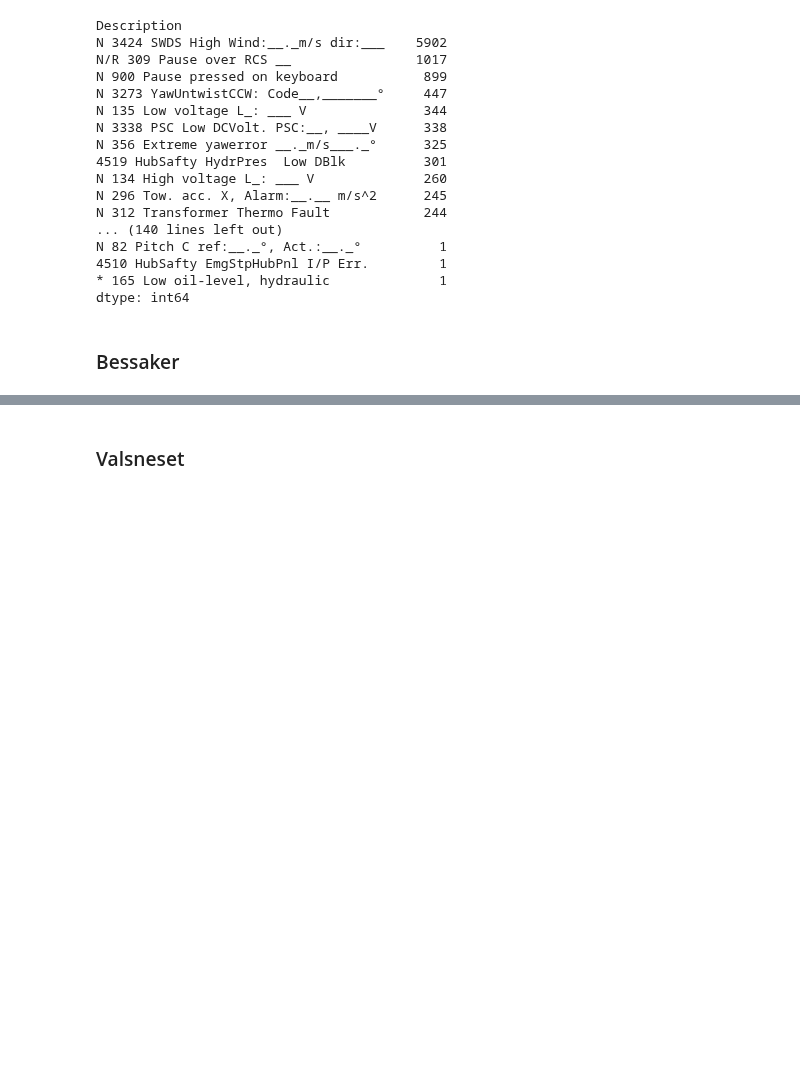
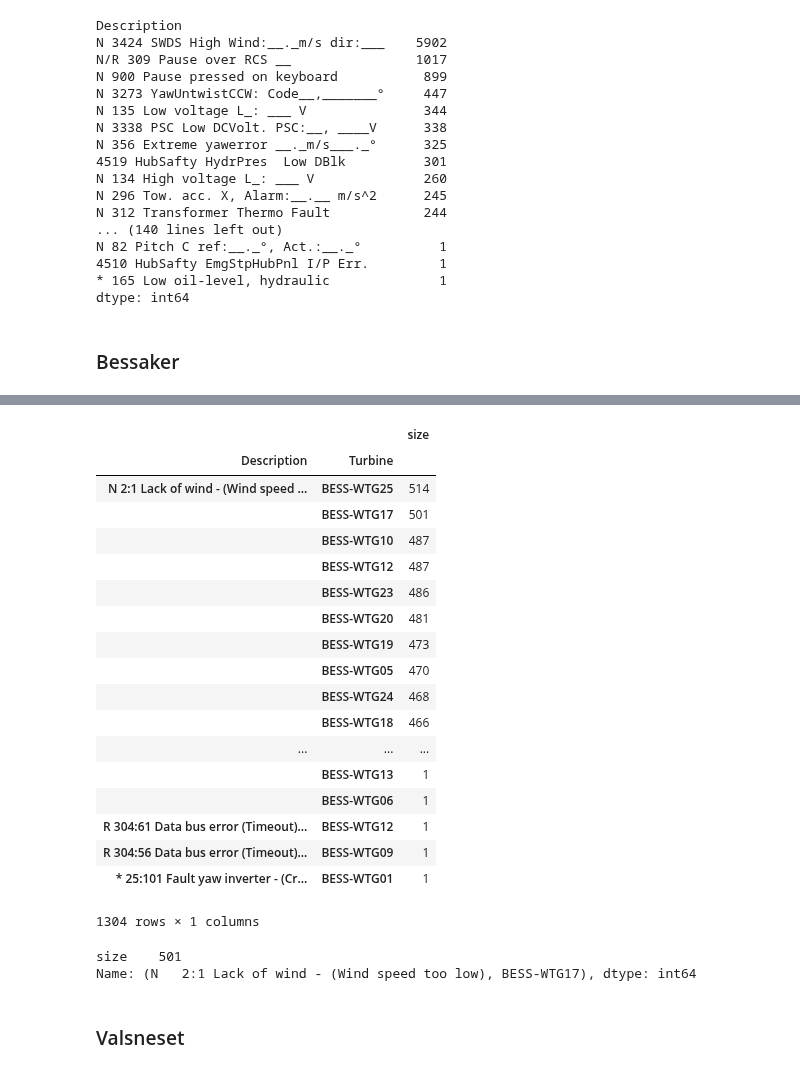
Before and after one commit to StianIsmar/project-thesis, a Jupyter notebook: TE/Parcing Alarm.ipynb, the cells around one changed output, grey strips where cells are left out. Cells and saved outputs as stored; diff of their text form; code cells hidden in the pictures; blank space fills up the shorter version.

```diff
--- a/TE/Parcing Alarm.ipynb
+++ b/TE/Parcing Alarm.ipynb
@@ -72,0 +195,35 @@ dtype: int64
+# %%
+# Seeing which turbine has the most faults:
+
+df = pd.read_excel('./DataFromBazefield/AlarmlogBessaker.xlsx')
+grpd = df.groupby(['Description','Turbine']).size().sort_values(ascending=False).to_frame('size')
+
+grpd
+
+#with pd.option_context('display.max_rows', None, 'display.max_columns', None):  # more options can be specified also
+    #print(grpd)
+# %% [output]
+|  |  | size |
+| Description | Turbine |  |
+| N 2:1 Lack of wind - (Wind speed ... | BESS-WTG25 | 514 |
+|  | BESS-WTG17 | 501 |
+|  | BESS-WTG10 | 487 |
+|  | BESS-WTG12 | 487 |
+|  | BESS-WTG23 | 486 |
+|  | BESS-WTG20 | 481 |
+|  | BESS-WTG19 | 473 |
+|  | BESS-WTG05 | 470 |
+|  | BESS-WTG24 | 468 |
+|  | BESS-WTG18 | 466 |
+| ... | ... | ... |
+|  | BESS-WTG13 | 1 |
+|  | BESS-WTG06 | 1 |
+| R 304:61 Data bus error (Timeout)... | BESS-WTG12 | 1 |
+| R 304:56 Data bus error (Timeout)... | BESS-WTG09 | 1 |
+| * 25:101 Fault yaw inverter - (Cr... | BESS-WTG01 | 1 |
+1304 rows × 1 columns
+# %%
+grpd.iloc[1]
+# %% [output]
+size    501
+Name: (N   2:1 Lack of wind - (Wind speed too low), BESS-WTG17), dtype: int64
```
Also changed, not shown: parts of 9 cells of this notebook, 1 other file.
